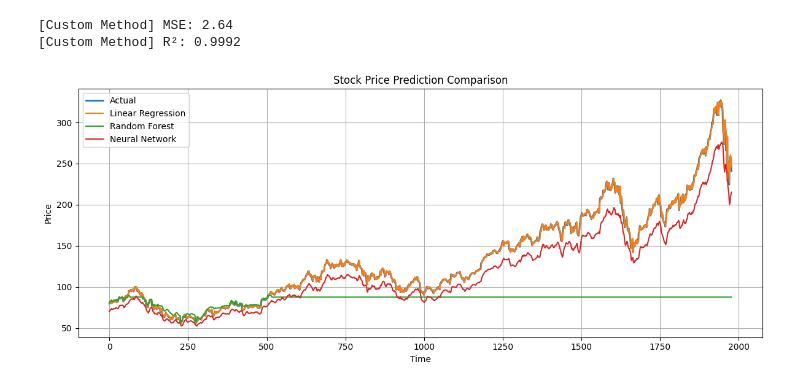
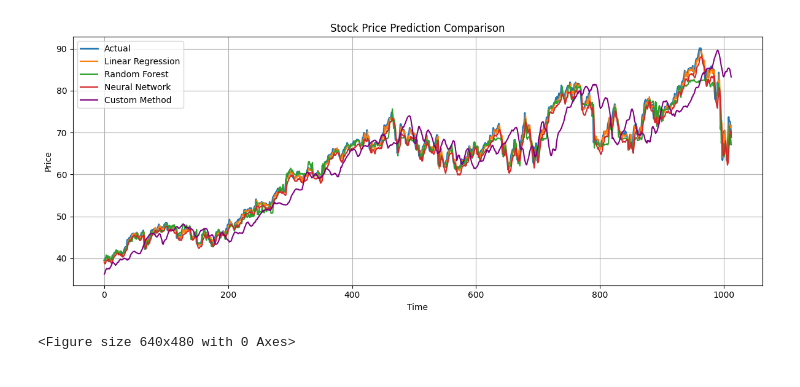
Before and after one commit to WidyanH/Stock-Market-Predictor, a Jupyter notebook: stock_predictor.ipynb, the cells around one changed output. Drawn from its saved outputs; the diff is of its cells as text; code cells hidden in the pictures.

```diff
--- a/stock_predictor.ipynb
+++ b/stock_predictor.ipynb
@@ -13,7 +13,7 @@ from tensorflow.keras.models import Sequential
 from tensorflow.keras.layers import Dense
 from tensorflow.keras.optimizers import Adam
 # %%
-df = pd.read_csv("data/stocks/AAPL.csv")
+df = pd.read_csv("data/stocks/A.csv")
 df['Date'] = pd.to_datetime(df['Date'])
 df.set_index('Date', inplace=True)
 df = df[['Close']]
@@ -74,5 +66,17 @@ print(f"[Random Forest FIXED] R²: {rf_r2:.4f}")
 # %%
-scaler = MinMaxScaler()
-X_scaled = scaler.fit_transform(X)
+nn_model = Sequential([
+    Dense(64, input_dim=30, activation='relu'),
+    Dense(64, activation='relu'),
+    Dense(1)
+])
 
-X_train_nn, X_test_nn, y_train_nn, y_test_nn = train_test_split(X_scaled, y, shuffle=False, test_size=0.2)
+nn_model.compile(optimizer=Adam(learning_rate=0.001), loss='mse')
+nn_model.fit(X_train_nn, y_train_nn, epochs=50, batch_size=16, validation_split=0.1, verbose=0)
+
+nn_pred = nn_model.predict(X_test_nn).flatten()
+
+nn_mse = mean_squared_error(y_test_nn, nn_pred)
+nn_r2 = r2_score(y_test_nn, nn_pred)
+
+print(f"[Neural Network] MSE: {nn_mse:.2f}")
+print(f"[Neural Network] R²: {nn_r2:.4f}")
@@ -100,39 +102,18 @@ print(f"[Neural Network] R²: {nn_r2:.4f}")
 # %%
-def weighted_moving_average(data, weights):
-    window_size = len(weights)
-    predictions = []
-    for i in range(len(data) - window_size):
-        window = data[i:i + window_size]
-        prediction = np.dot(window, weights)
-        predictions.append(prediction)
-    return predictions
-
-weights = np.array([0.05, 0.1, 0.15, 0.2, 0.2, 0.3])
-prices = df['Close'].values
-
-custom_pred = weighted_moving_average(prices, weights)
-actual = prices[len(weights):]
-
-custom_mse = mean_squared_error(actual, custom_pred)
-custom_r2 = r2_score(actual, custom_pred)
-
-print(f"[Custom Method] MSE: {custom_mse:.2f}")
-print(f"[Custom Method] R²: {custom_r2:.4f}")
+plt.figure(figsize=(12, 5))
+plt.plot(y_test, label='Actual', linewidth=2)
+plt.plot(lr_pred, label='Linear Regression')
+plt.plot(rf_pred, label='Random Forest')
+plt.plot(nn_pred, label='Neural Network')
+plt.plot(custom_pred, label='Custom Method', color='purple')
+plt.title("Stock Price Prediction Comparison")
+plt.xlabel("Time")
+plt.ylabel("Price")
+plt.legend()
+plt.grid(True)
+plt.tight_layout()
+plt.show()
+plt.savefig('plots/comparison.png', dpi=300)
 # %% [output]
+[figure, added]
-[Custom Method] MSE: 2.64
-[Custom Method] R²: 0.9992
+<Figure size 640x480 with 0 Axes>
-# %%
-plt.figure(figsize=(12, 5))
-plt.plot(y_test, label='Actual', linewidth=2)
-plt.plot(lr_pred, label='Linear Regression')
-plt.plot(rf_pred, label='Random Forest')
-plt.plot(nn_pred, label='Neural Network')
-plt.title("Stock Price Prediction Comparison")
-plt.xlabel("Time")
-plt.ylabel("Price")
-plt.legend()
-plt.grid(True)
-plt.tight_layout()
-plt.show()
-# %% [output]
-[figure, removed]
```
Also changed, not shown: parts of 10 cells of this notebook.
